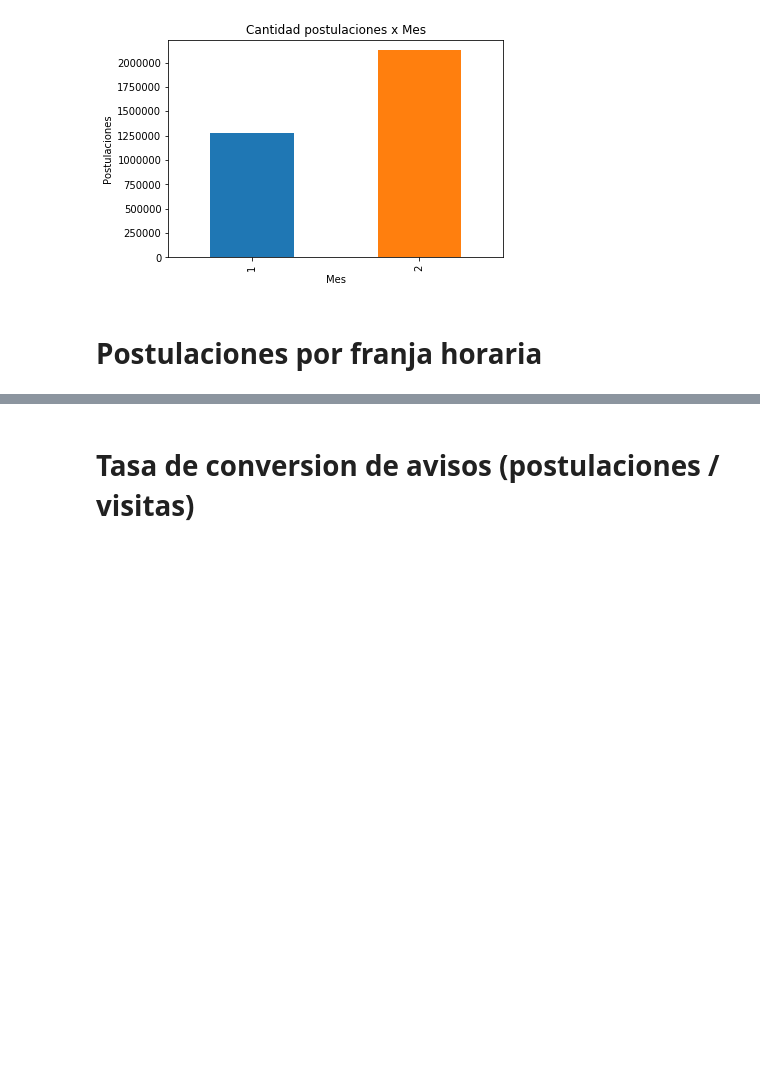
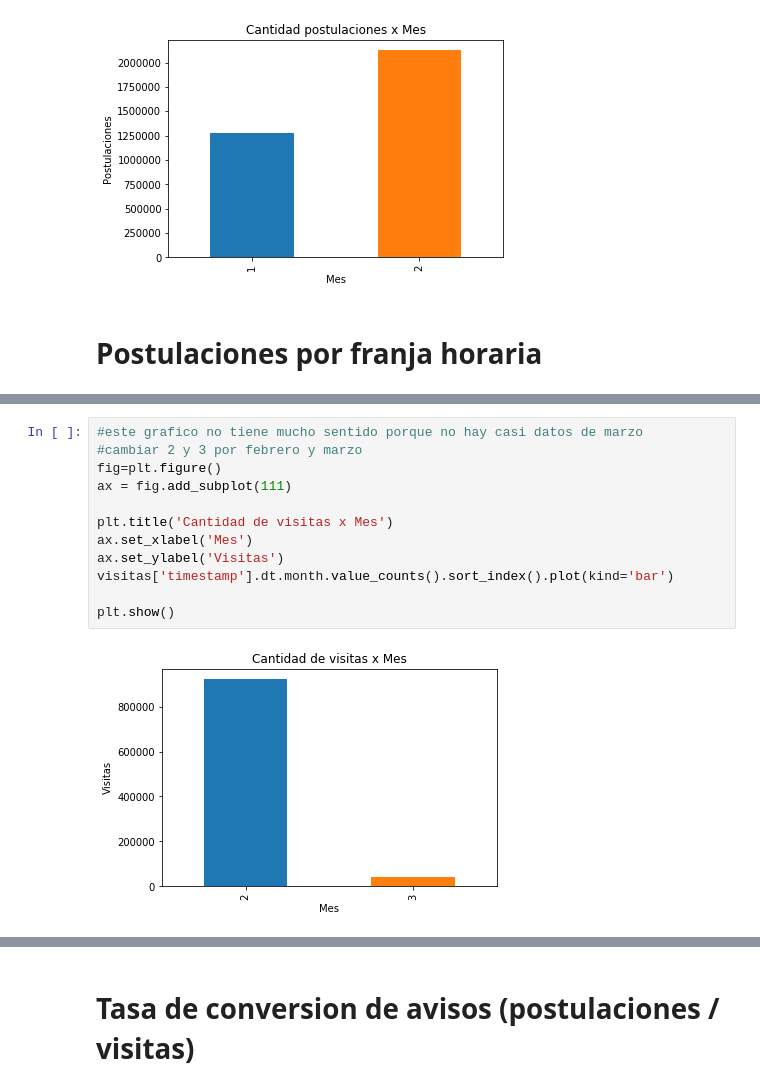
Before and after one commit to BrigliaAn/TP1-AnalisisExploratorio-ZonaJobs, a Jupyter notebook: Tp1-completo.ipynb, the cells around one changed output, grey strips where cells are left out. Saved outputs shown, nothing was run; the diff lists cells and outputs as text; blank space fills up the shorter version.

```diff
--- a/Tp1-completo.ipynb
+++ b/Tp1-completo.ipynb
@@ -934,0 +1003,14 @@ plt.show()
+# %%
+#este grafico no tiene mucho sentido porque no hay casi datos de marzo
+#cambiar 2 y 3 por febrero y marzo
+fig=plt.figure()
+ax = fig.add_subplot(111)
+
+plt.title('Cantidad de visitas x Mes')
+ax.set_xlabel('Mes')
+ax.set_ylabel('Visitas')
+visitas['timestamp'].dt.month.value_counts().sort_index().plot(kind='bar')
+
+plt.show()
+# %% [output]
+[figure, added]
```
Also changed, not shown: parts of 10 cells of this notebook.
